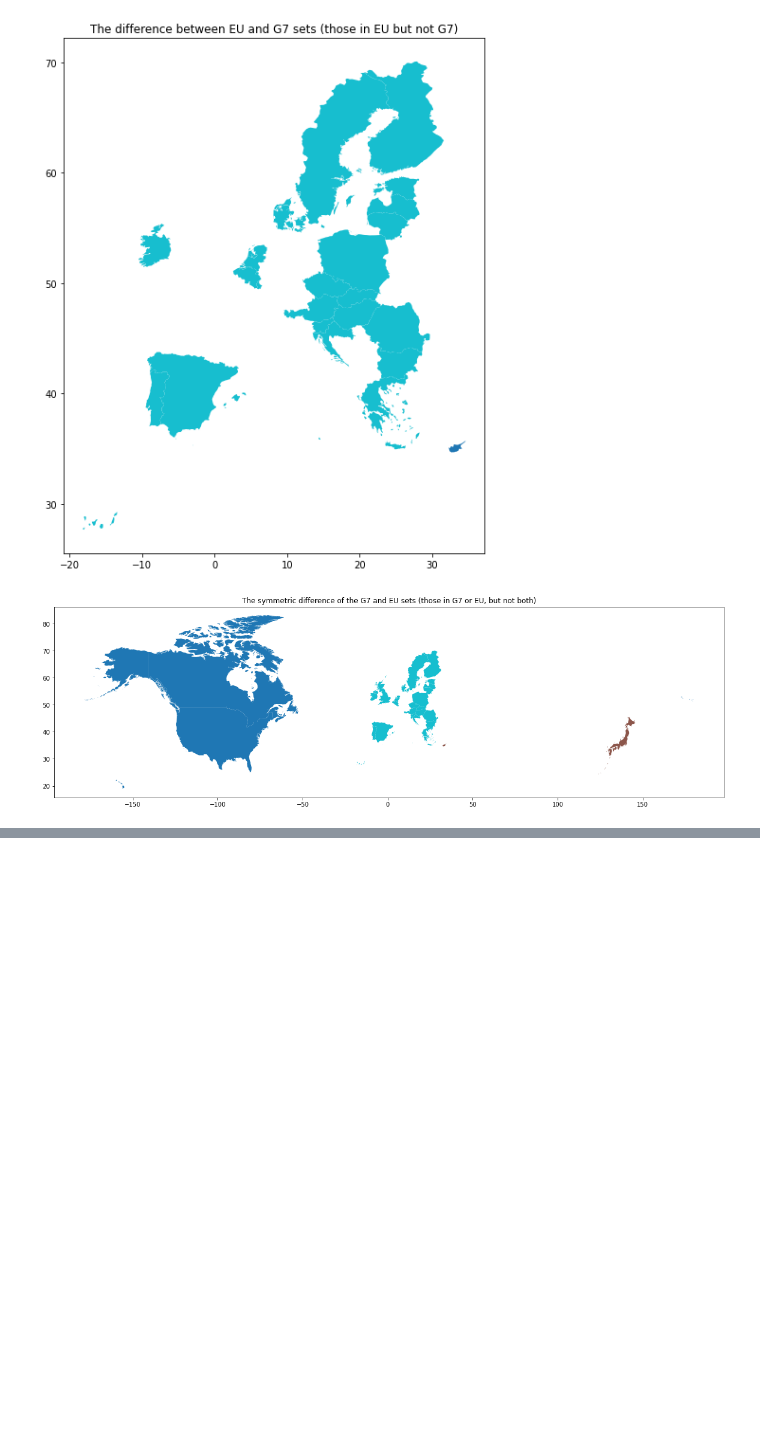
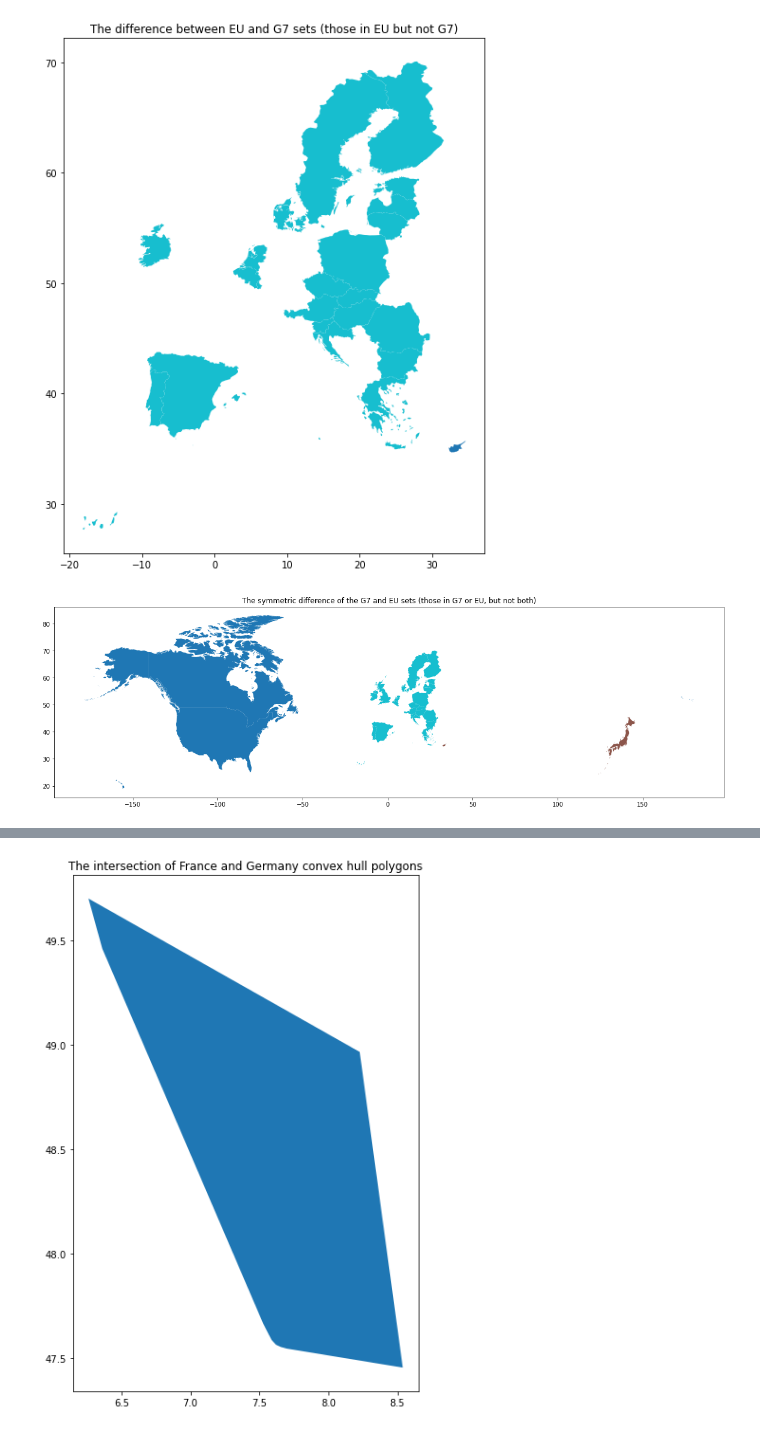
Before and after one commit to ONSgeo/set_operations_demo, a Jupyter notebook: set_operations.ipynb, the cells around one changed output, grey strips where cells are left out. Cells and saved outputs as stored; diff of their text form; code cells hidden in the pictures; blank space fills up the shorter version.

```diff
--- a/set_operations.ipynb
+++ b/set_operations.ipynb
@@ -213,0 +249,5 @@ plot_set(df, eu.symmetric_difference(g7), "The symmetric difference of the G7 an
+# %%
+gpd.overlay(convex_hull_g7_eu["France"], convex_hull_g7_eu["Germany"], how="intersection").plot()
+plt.title("The intersection of France and Germany convex hull polygons");
+# %% [output]
+[figure, added]
```
Also changed, not shown: parts of 11 cells of this notebook.
